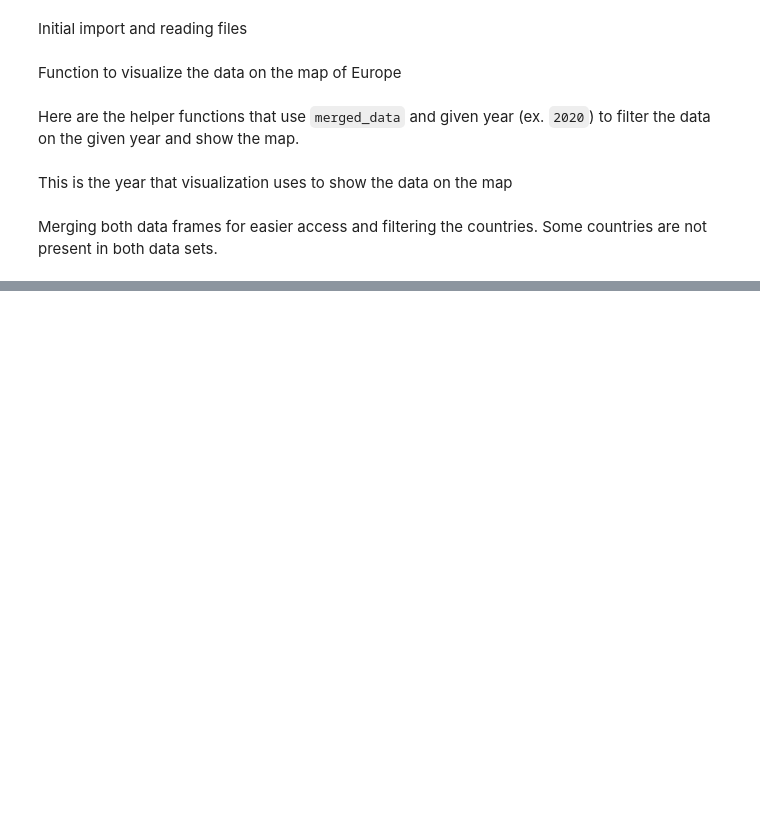
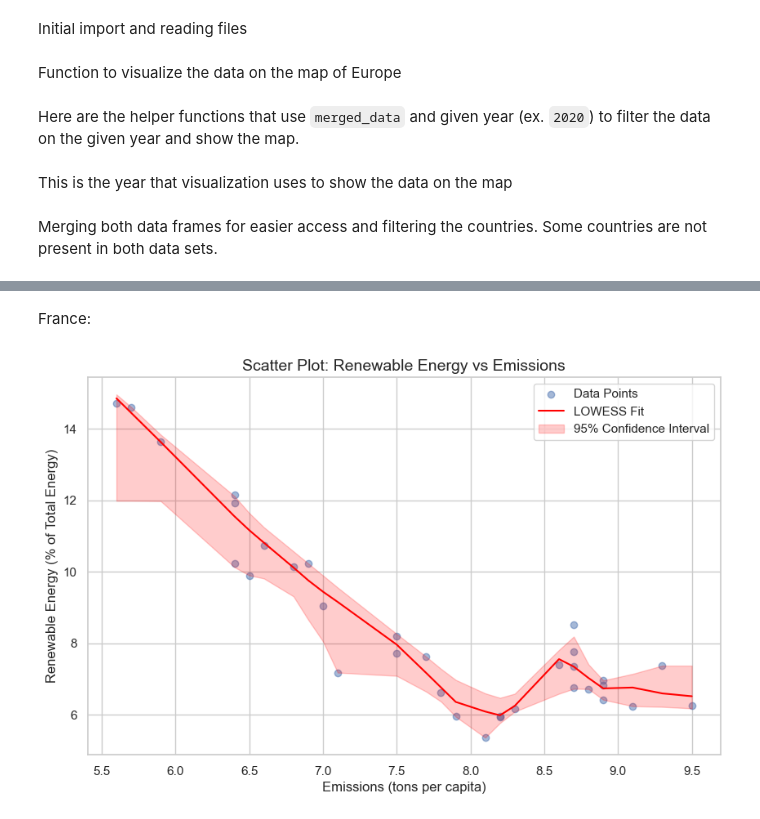
Before and after one commit to Asor1k/Data-Wrangling-Project, a Jupyter notebook: project.ipynb, the cells around one changed output, grey strips where cells are left out. Drawn from its saved outputs; the diff is of its cells as text; code cells hidden in the pictures; blank space fills up the shorter version.

```diff
--- a/project.ipynb
+++ b/project.ipynb
@@ -149,0 +216,6 @@ show_greenhouse_emissions_for_year(year, merged_data)
+# %% [markdown]
+France:
+# %%
+show_impact_scatterplot(merged_data, 'France')
+# %% [output]
+[figure, added]
```
Also changed, not shown: parts of 11 cells of this notebook.
